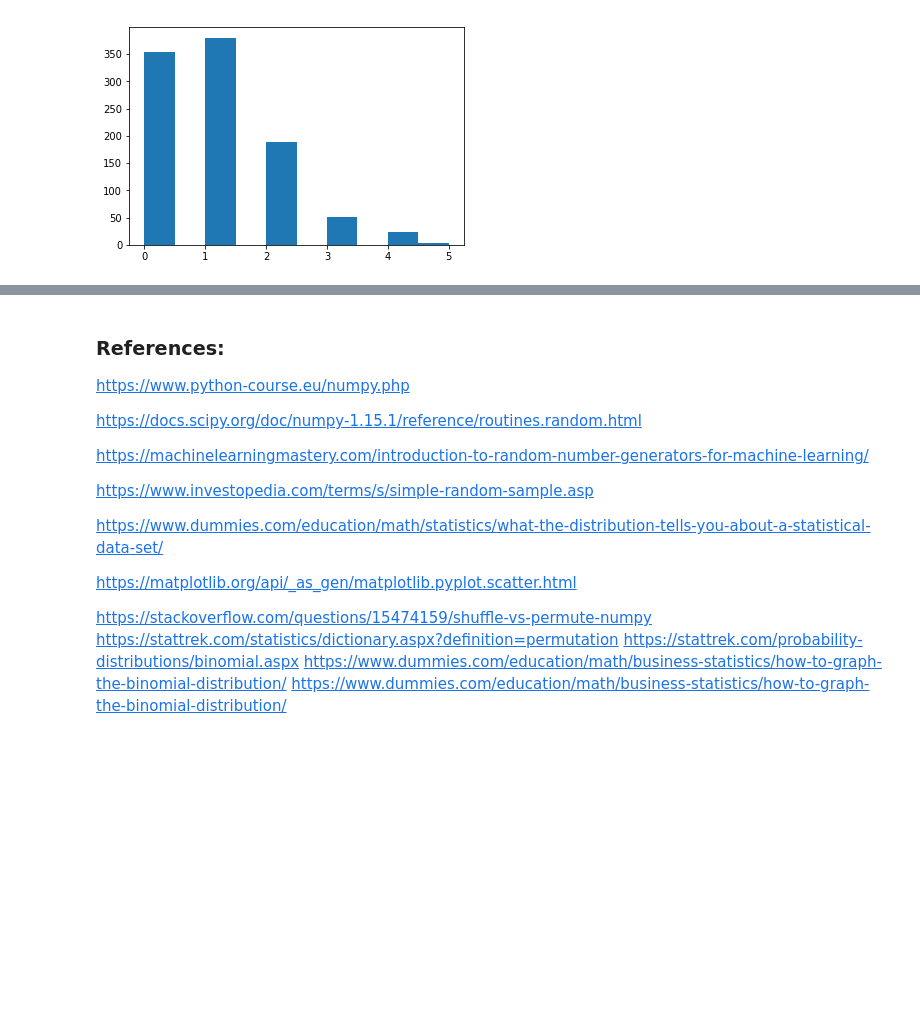
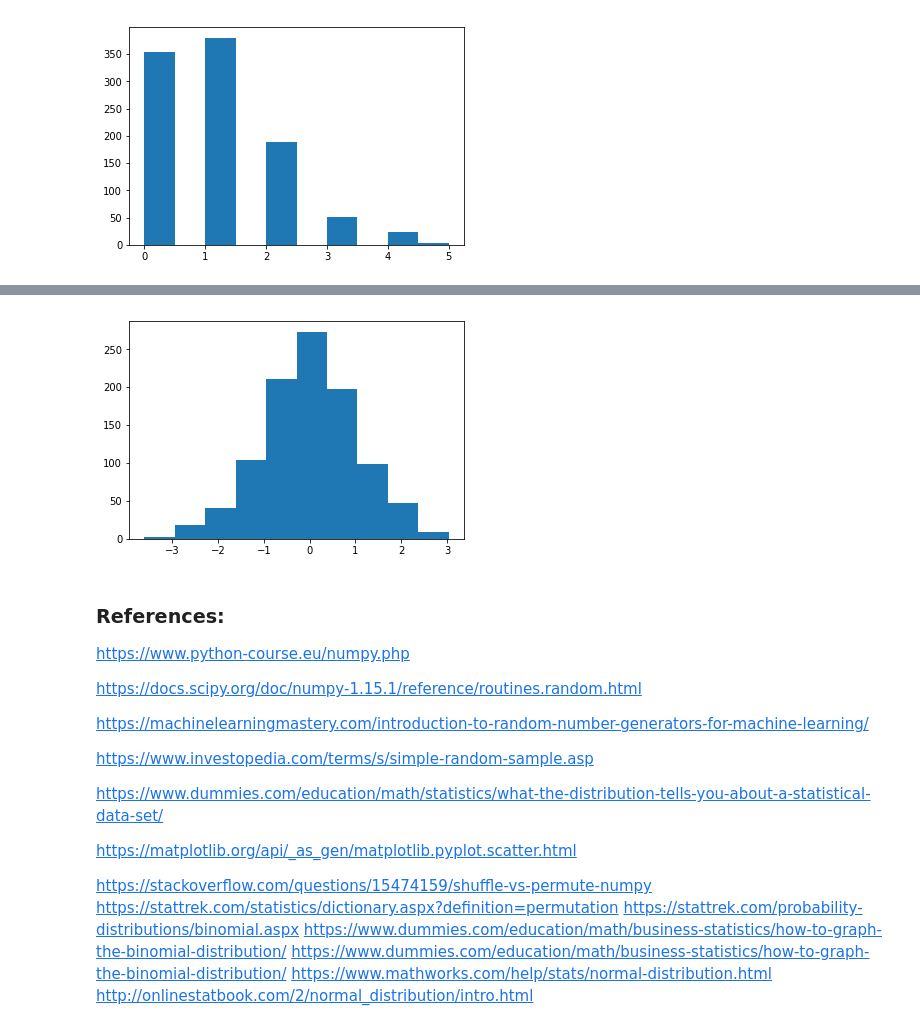
Before and after one commit to shammas012/NumpyRandom, a Jupyter notebook: NumpyRandomPackage.ipynb, the cells around one changed output, grey strips where cells are left out. Drawn from its saved outputs; the diff is of its cells as text; code cells hidden in the pictures; blank space fills up the shorter version.

Commit message:
normal distribution

```diff
--- a/NumpyRandomPackage.ipynb
+++ b/NumpyRandomPackage.ipynb
@@ -263,3 +273,10 @@ plt.show()
+# %%
+mu, sigma = 0, 1 # mean and standard deviation
+s = np.random.normal(mu, sigma, 1000)
+plt.hist(s)
+plt.show()
+# %% [output]
+[figure, added]
 # %% [markdown]
 ### References:
 
@@ -280,3 +297,5 @@ https://stattrek.com/statistics/dictionary.aspx?definition=permutation
 https://stattrek.com/probability-distributions/binomial.aspx
 https://www.dummies.com/education/math/business-statistics/how-to-graph-the-binomial-distribution/
 https://www.dummies.com/education/math/business-statistics/how-to-graph-the-binomial-distribution/
+https://www.mathworks.com/help/stats/normal-distribution.html
+http://onlinestatbook.com/2/normal_distribution/intro.html
```
Also changed, not shown: parts of 2 cells of this notebook.
